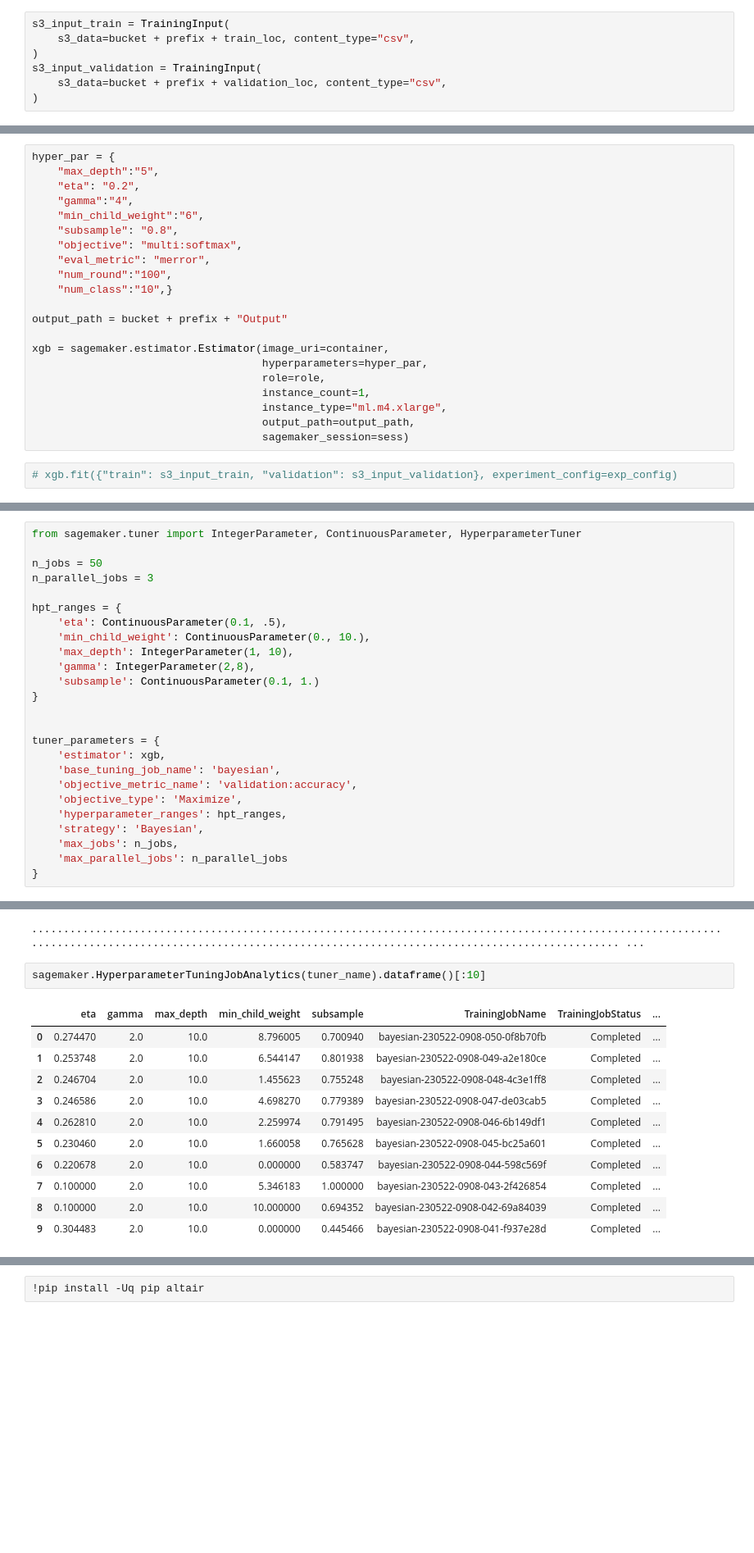
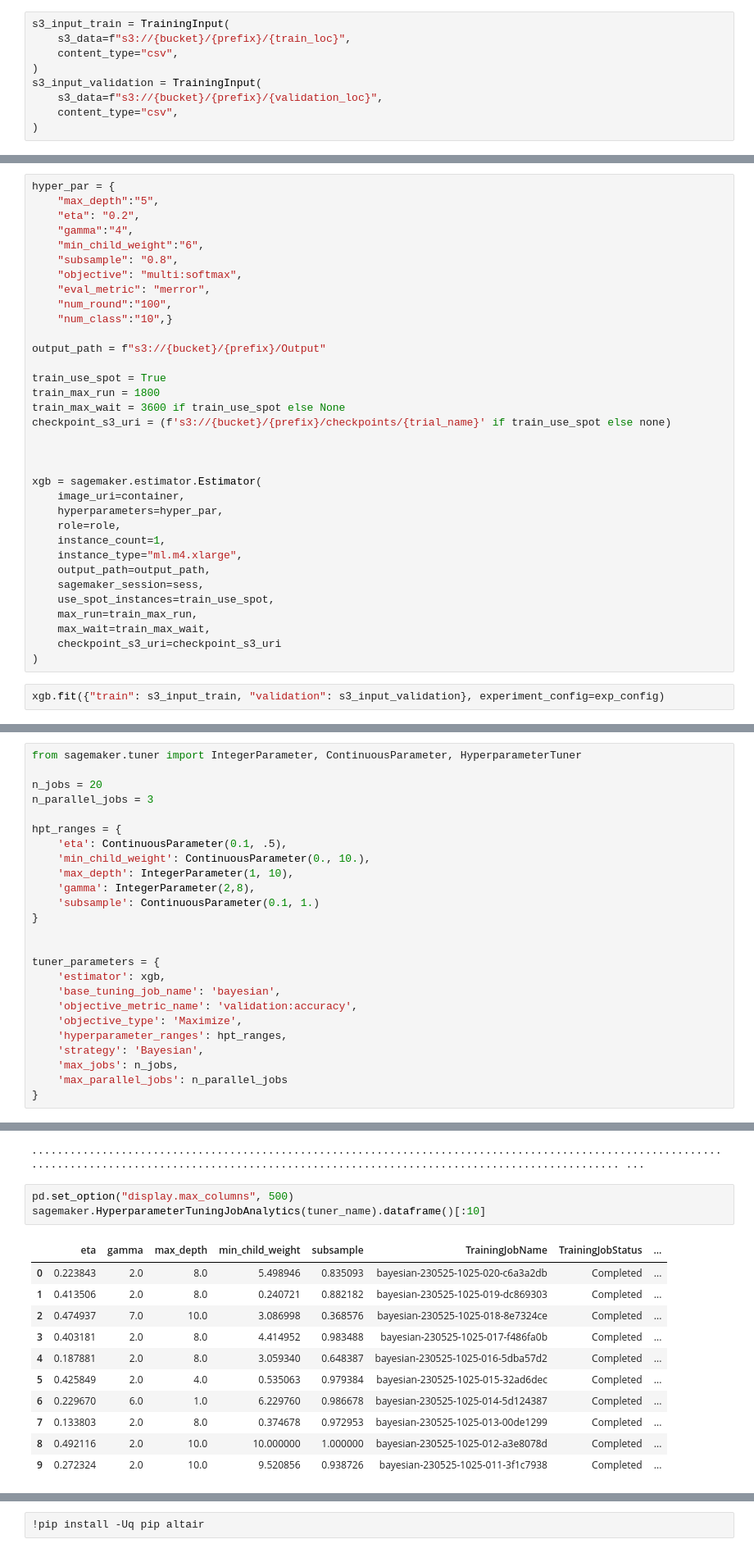
Before and after one commit to ElielSkillwell/SageMaker-Examples, a Jupyter notebook: Own_Experiments/Exp_2/Train_And_Deploy.ipynb, the cells around one changed output, grey strips where cells are left out. Shown at 82% size. Cells and saved outputs as stored; diff of their text form; blank space fills up the shorter version.

```diff
--- a/Own_Experiments/Exp_2/Train_And_Deploy.ipynb
+++ b/Own_Experiments/Exp_2/Train_And_Deploy.ipynb
@@ -106,10 +119,12 @@ demo_trial = Trial.create(trial_name = trial_name.format(create_date),
 ## Train
 # %%
 s3_input_train = TrainingInput(
-    s3_data=bucket + prefix + train_loc, content_type="csv",
+    s3_data=f"s3://{bucket}/{prefix}/{train_loc}",
+    content_type="csv",
 )
 s3_input_validation = TrainingInput(
-    s3_data=bucket + prefix + validation_loc, content_type="csv",
+    s3_data=f"s3://{bucket}/{prefix}/{validation_loc}",
+    content_type="csv",
 )
 # %%
 container = sagemaker.image_uris.retrieve("xgboost", sess.boto_region_name, '1.5-1')
@@ -131,14 +146,27 @@ hyper_par = {
     "num_round":"100",
     "num_class":"10",}
 
-output_path = bucket + prefix + "Output"
+output_path = f"s3://{bucket}/{prefix}/Output"
 
-xgb = sagemaker.estimator.Estimator(image_uri=container,
-                                    hyperparameters=hyper_par,
-                                    role=role,
-                                    instance_count=1,
-                                    instance_type="ml.m4.xlarge",
-                                    output_path=output_path,
-                                    sagemaker_session=sess)
+train_use_spot = True
+train_max_run = 1800
+train_max_wait = 3600 if train_use_spot else None
+checkpoint_s3_uri = (f's3://{bucket}/{prefix}/checkpoints/{trial_name}' if train_use_spot else none)
+
+
+
+xgb = sagemaker.estimator.Estimator(
+    image_uri=container,
+    hyperparameters=hyper_par,
+    role=role,
+    instance_count=1,
+    instance_type="ml.m4.xlarge",
+    output_path=output_path,
+    sagemaker_session=sess,
+    use_spot_instances=train_use_spot,
+    max_run=train_max_run,
+    max_wait=train_max_wait,
+    checkpoint_s3_uri=checkpoint_s3_uri
+)
 # %%
-# xgb.fit({"train": s3_input_train, "validation": s3_input_validation}, experiment_config=exp_config)
+xgb.fit({"train": s3_input_train, "validation": s3_input_validation}, experiment_config=exp_config)
@@ -145,7 +192,7 @@ xgb = sagemaker.estimator.Estimator(image_uri=container,
 # %%
 from sagemaker.tuner import IntegerParameter, ContinuousParameter, HyperparameterTuner
 
-n_jobs = 50
+n_jobs = 20
 n_parallel_jobs = 3
 
 hpt_ranges = {
@@ -181,16 +227,17 @@ tuner.wait()
 # %% [output]
 ........................................................................................................................................................................................................ ...
 # %%
+pd.set_option("display.max_columns", 500)
 sagemaker.HyperparameterTuningJobAnalytics(tuner_name).dataframe()[:10]
 # %% [output]
 |  | eta | gamma | max_depth | min_child_weight | subsample | TrainingJobName | TrainingJobStatus | ... |
-| 0 | 0.274470 | 2.0 | 10.0 | 8.796005 | 0.700940 | bayesian-230522-0908-050-0f8b70fb | Completed | ... |
-| 1 | 0.253748 | 2.0 | 10.0 | 6.544147 | 0.801938 | bayesian-230522-0908-049-a2e180ce | Completed | ... |
-| 2 | 0.246704 | 2.0 | 10.0 | 1.455623 | 0.755248 | bayesian-230522-0908-048-4c3e1ff8 | Completed | ... |
-| 3 | 0.246586 | 2.0 | 10.0 | 4.698270 | 0.779389 | bayesian-230522-0908-047-de03cab5 | Completed | ... |
-| 4 | 0.262810 | 2.0 | 10.0 | 2.259974 | 0.791495 | bayesian-230522-0908-046-6b149df1 | Completed | ... |
-| 5 | 0.230460 | 2.0 | 10.0 | 1.660058 | 0.765628 | bayesian-230522-0908-045-bc25a601 | Completed | ... |
-| 6 | 0.220678 | 2.0 | 10.0 | 0.000000 | 0.583747 | bayesian-230522-0908-044-598c569f | Completed | ... |
-| 7 | 0.100000 | 2.0 | 10.0 | 5.346183 | 1.000000 | bayesian-230522-0908-043-2f426854 | Completed | ... |
-| 8 | 0.100000 | 2.0 | 10.0 | 10.000000 | 0.694352 | bayesian-230522-0908-042-69a84039 | Completed | ... |
-| 9 | 0.304483 | 2.0 | 10.0 | 0.000000 | 0.445466 | bayesian-230522-0908-041-f937e28d | Completed | ... |
+| 0 | 0.223843 | 2.0 | 8.0 | 5.498946 | 0.835093 | bayesian-230525-1025-020-c6a3a2db | Completed | ... |
+| 1 | 0.413506 | 2.0 | 8.0 | 0.240721 | 0.882182 | bayesian-230525-1025-019-dc869303 | Completed | ... |
+| 2 | 0.474937 | 7.0 | 10.0 | 3.086998 | 0.368576 | bayesian-230525-1025-018-8e7324ce | Completed | ... |
+| 3 | 0.403181 | 2.0 | 8.0 | 4.414952 | 0.983488 | bayesian-230525-1025-017-f486fa0b | Completed | ... |
+| 4 | 0.187881 | 2.0 | 8.0 | 3.059340 | 0.648387 | bayesian-230525-1025-016-5dba57d2 | Completed | ... |
+| 5 | 0.425849 | 2.0 | 4.0 | 0.535063 | 0.979384 | bayesian-230525-1025-015-32ad6dec | Completed | ... |
+| 6 | 0.229670 | 6.0 | 1.0 | 6.229760 | 0.986678 | bayesian-230525-1025-014-5d124387 | Completed | ... |
+| 7 | 0.133803 | 2.0 | 8.0 | 0.374678 | 0.972953 | bayesian-230525-1025-013-00de1299 | Completed | ... |
+| 8 | 0.492116 | 2.0 | 10.0 | 10.000000 | 1.000000 | bayesian-230525-1025-012-a3e8078d | Completed | ... |
+| 9 | 0.272324 | 2.0 | 10.0 | 9.520856 | 0.938726 | bayesian-230525-1025-011-3f1c7938 | Completed | ... |
```
Also changed, not shown: parts of 12 cells of this notebook, 6 other files.
